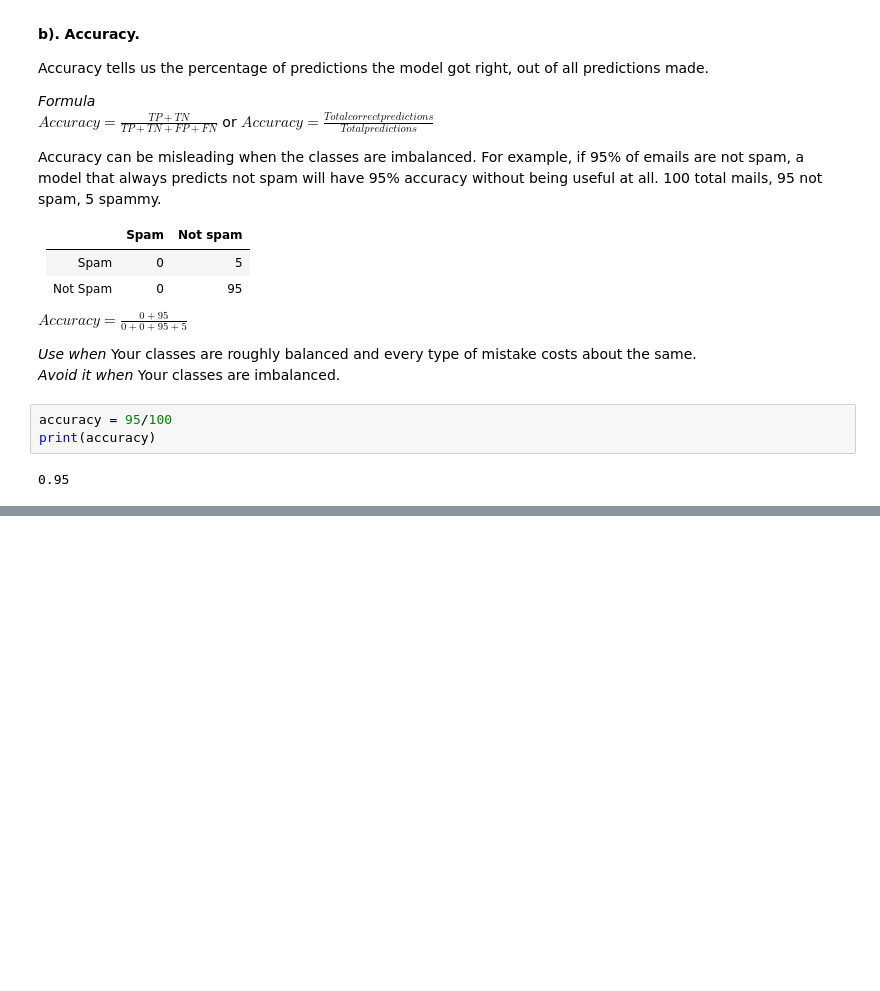
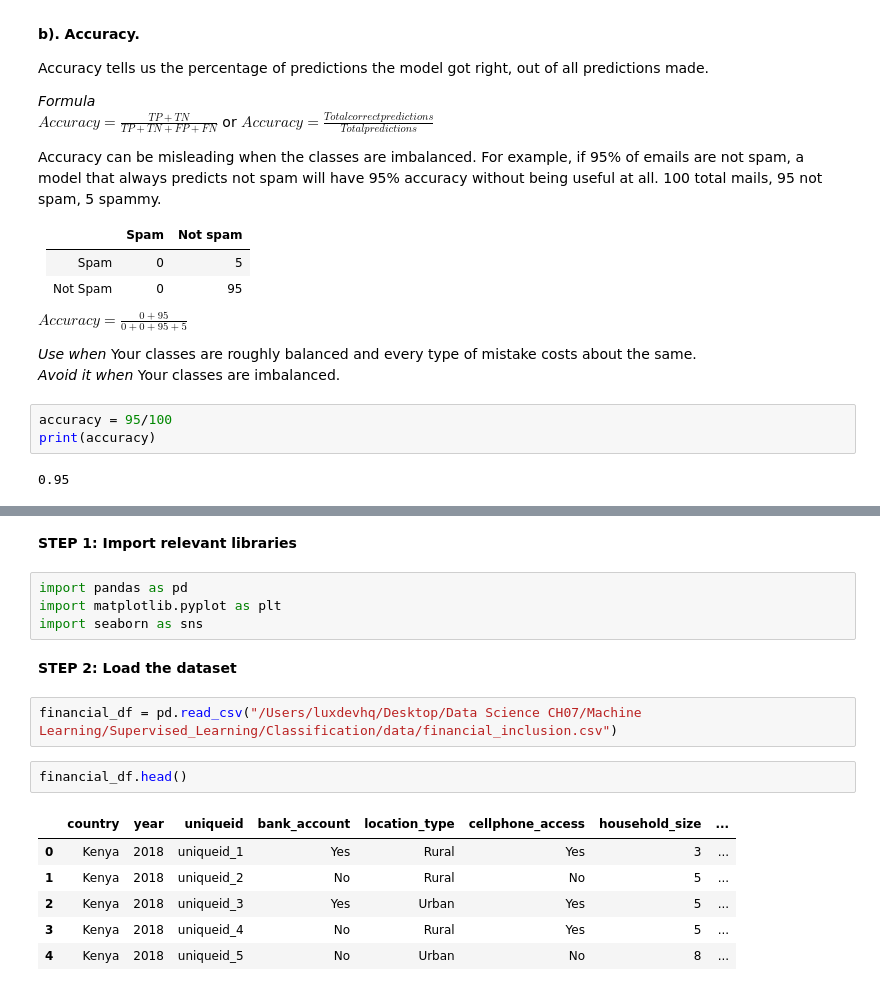
Before and after one commit to EmmanuelKiriinya/Machine-learning-notes, a Jupyter notebook: Supervised_Learning/Classification/classification_evening.ipynb, the cells around one changed output, grey strips where cells are left out. Cells and saved outputs as stored; diff of their text form; blank space fills up the shorter version.

```diff
--- a/Supervised_Learning/Classification/classification_evening.ipynb
+++ b/Supervised_Learning/Classification/classification_evening.ipynb
@@ -57,0 +127,19 @@ print(accuracy)
+# %% [markdown]
+__STEP 1: Import relevant libraries__
+# %%
+import pandas as pd
+import matplotlib.pyplot as plt
+import seaborn as sns
+# %% [markdown]
+__STEP 2: Load the dataset__
+# %%
+financial_df = pd.read_csv("/Users/luxdevhq/Desktop/Data Science CH07/Machine Learning/Supervised_Learning/Classification/data/financial_inclusion.csv")
+# %%
+financial_df.head()
+# %% [output]
+|  | country | year | uniqueid | bank_account | location_type | cellphone_access | household_size | ... |
+| 0 | Kenya | 2018 | uniqueid_1 | Yes | Rural | Yes | 3 | ... |
+| 1 | Kenya | 2018 | uniqueid_2 | No | Rural | No | 5 | ... |
+| 2 | Kenya | 2018 | uniqueid_3 | Yes | Urban | Yes | 5 | ... |
+| 3 | Kenya | 2018 | uniqueid_4 | No | Rural | Yes | 5 | ... |
+| 4 | Kenya | 2018 | uniqueid_5 | No | Urban | No | 8 | ... |
```
Also changed, not shown: parts of 18 cells of this notebook, 2 other files.
